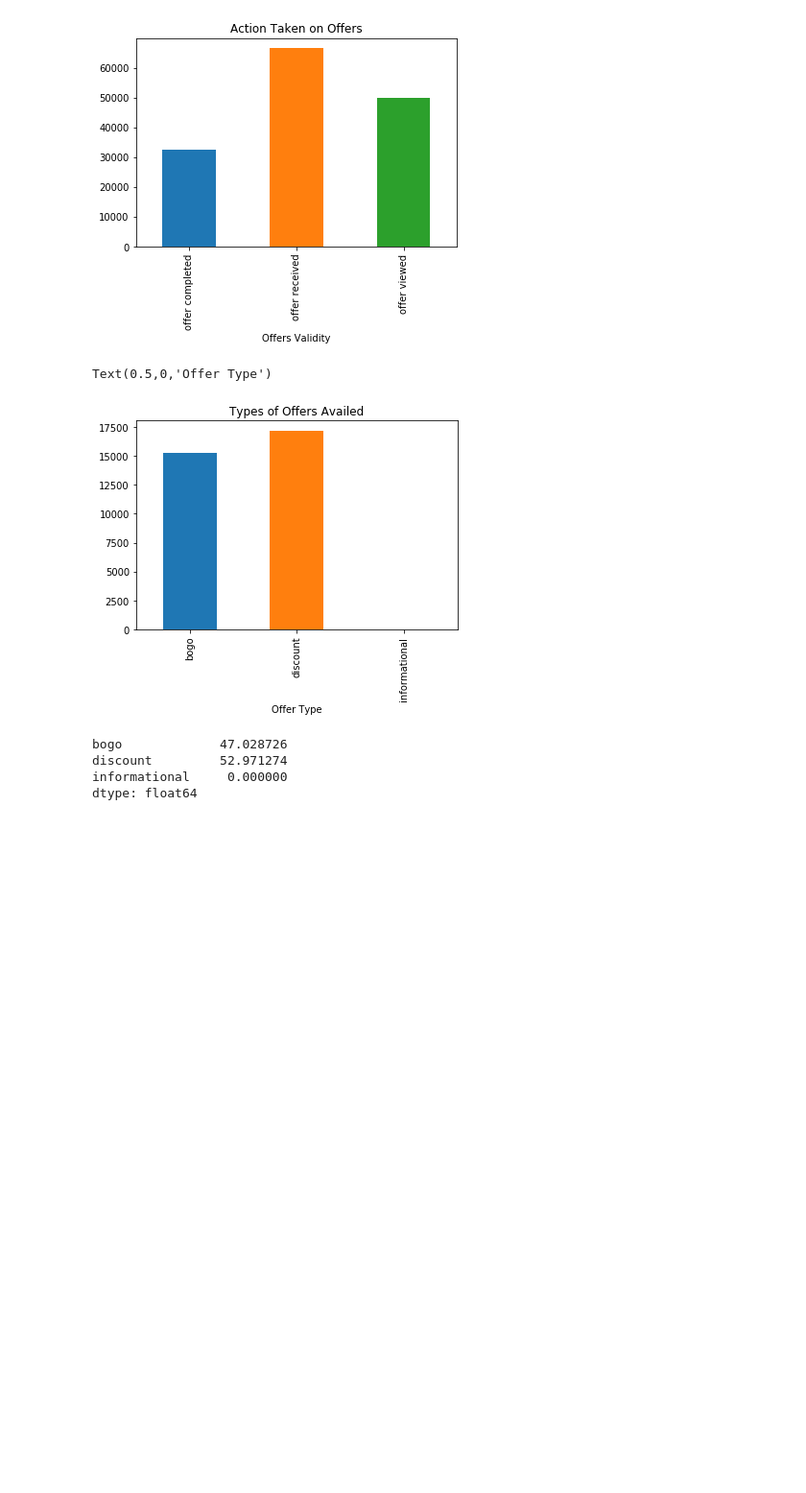
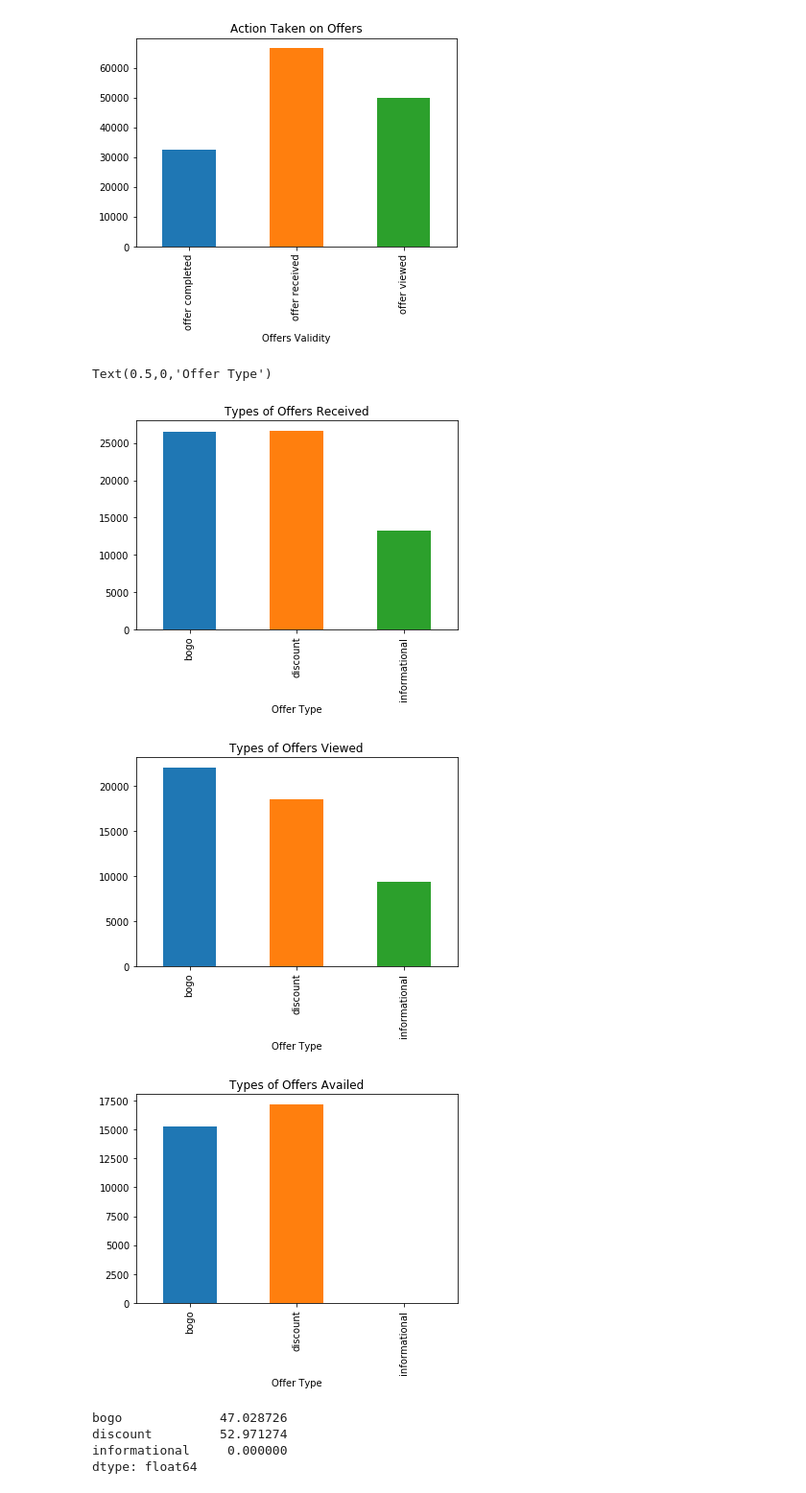
Before and after one commit to shagangrewal/Starbucks_Capstone, a Jupyter notebook: Starbucks_Capstone_notebook.ipynb, the cells around one changed output. Shown at 96% size. Drawn from its saved outputs; the diff is of its cells as text; code cells hidden in the pictures; blank space fills up the shorter version.

```diff
--- a/Starbucks_Capstone_notebook.ipynb
+++ b/Starbucks_Capstone_notebook.ipynb
@@ -674,13 +674,28 @@ offers_dist_gr.set_xlabel('Offers Validity')
 # %% [output]
 Text(0.5,0,'Offers Validity')
 [figure]
-# %%
-offers_type = df[df['offer completed']==1][['bogo', 'discount', 'informational']].sum()
-offers_type_dist = offers_type.plot.bar(title='Types of Offers Availed')
-offers_type_dist.set_xlabel('Offer Type')
-# %% [output]
-Text(0.5,0,'Offer Type')
-[figure, removed]
+# %%
+#types of offers viewed
+offers_types = df[df['offer received']==1][['bogo', 'discount', 'informational']].sum()
+offers_types_dist = offers_types.plot.bar(title='Types of Offers Received')
+offers_types_dist.set_xlabel('Offer Type')
+
+#types of offers viewed
+plt.figure()
+offers_types = df[df['offer viewed']==1][['bogo', 'discount', 'informational']].sum()
+offers_types_dist = offers_types.plot.bar(title='Types of Offers Viewed')
+offers_types_dist.set_xlabel('Offer Type')
+
+#types of offers availed
+plt.figure()
+offers_type = df[df['offer completed']==1][['bogo', 'discount', 'informational']].sum()
+offers_type_dist = offers_type.plot.bar(title='Types of Offers Availed')
+offers_type_dist.set_xlabel('Offer Type')
+# %% [output]
+Text(0.5,0,'Offer Type')
+[figure, added]
+[figure, added]
+[figure, added]
 # %%
 (offers_type/df[df['offer completed']==1].shape[0])*100
 # %% [output]
```
Also changed, not shown: parts of 21 cells of this notebook.
